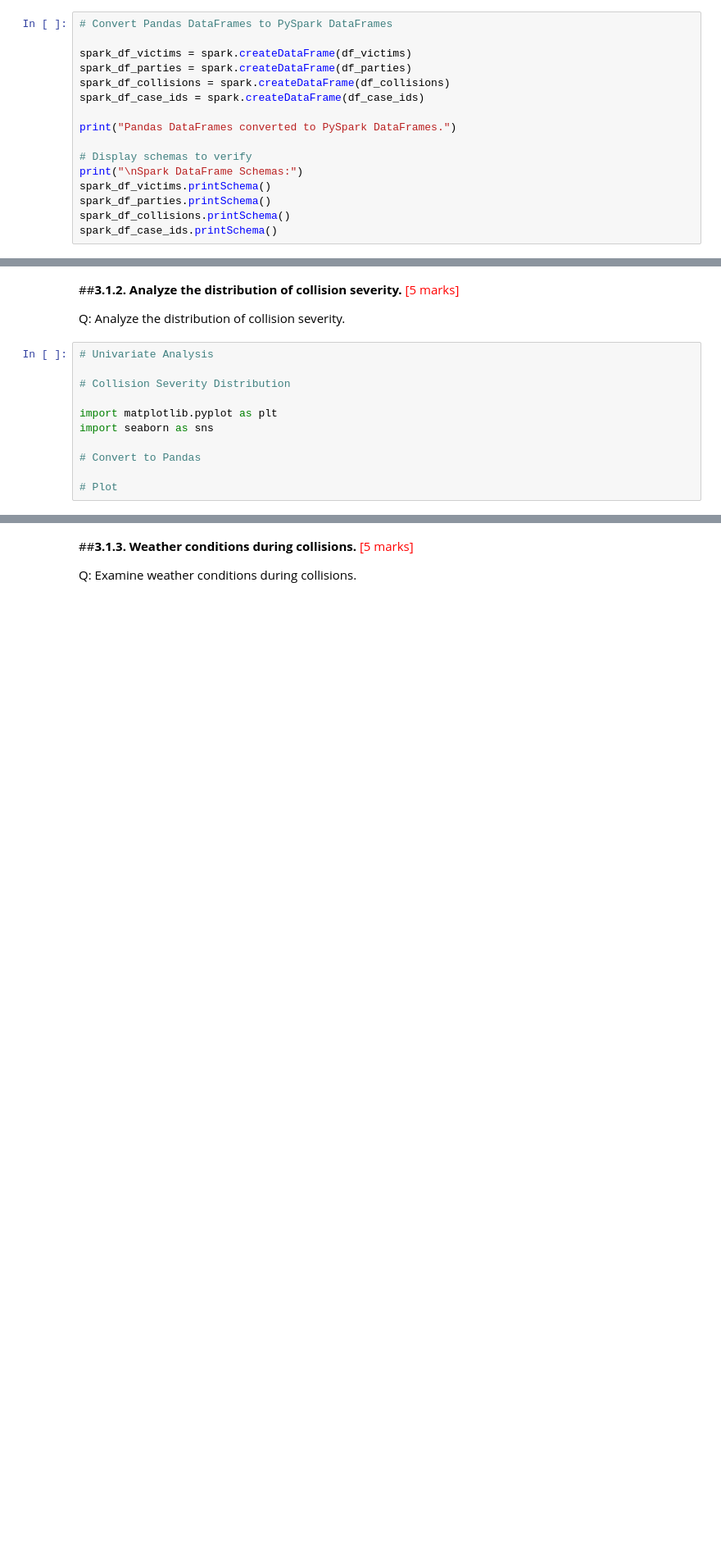
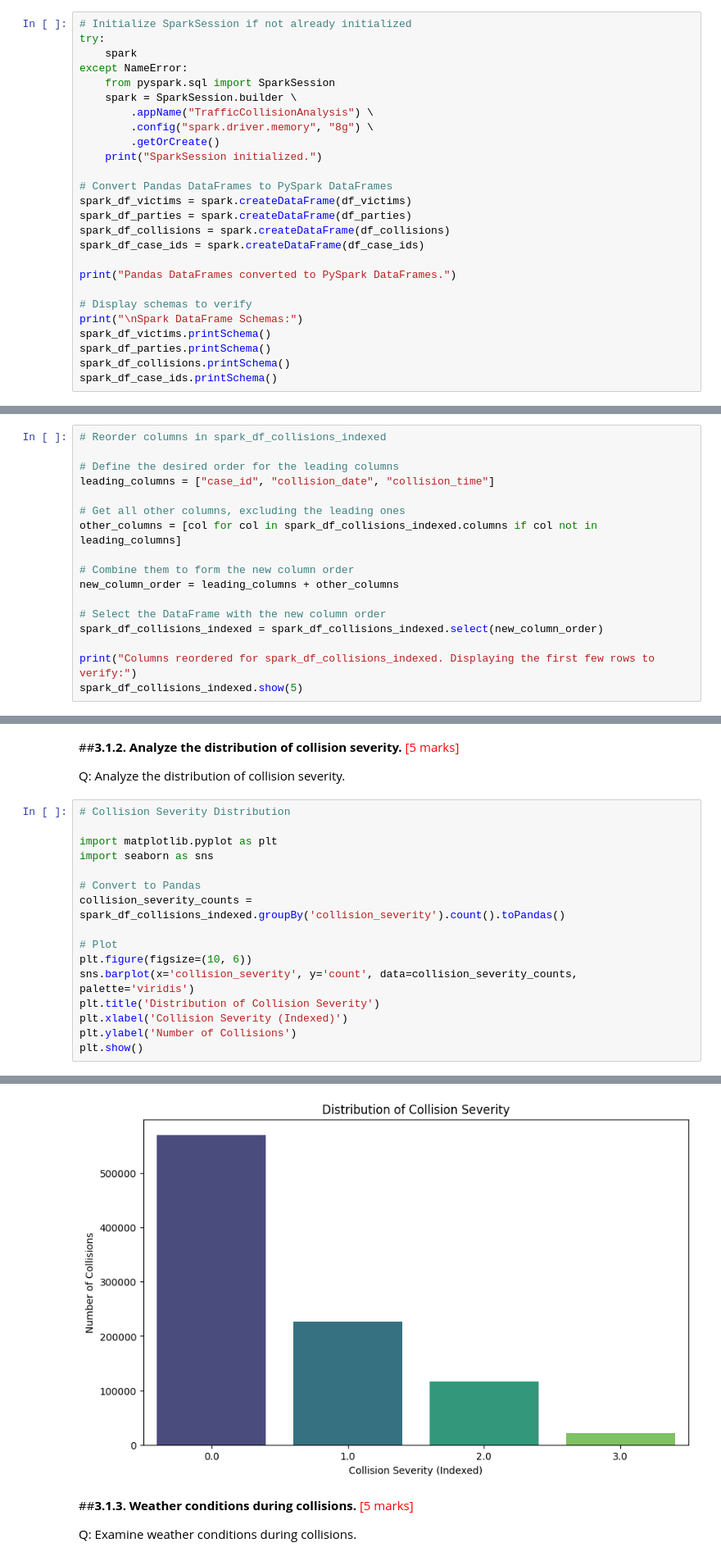
Before and after one commit to mayuresh-tungare/c3-project, a Jupyter notebook: ETL_Traffic_Data_Analysis_Mayuresh_Tungare.ipynb, the cells around one changed output, grey strips where cells are left out. Shown at 82% size. Cells and saved outputs as stored; diff of their text form; blank space fills up the shorter version.

```diff
--- a/ETL_Traffic_Data_Analysis_Mayuresh_Tungare.ipynb
+++ b/ETL_Traffic_Data_Analysis_Mayuresh_Tungare.ipynb
@@ -434,6 +420,16 @@ ConnectionRefusedError: [Errno 111] Connection refused
 # %%
+# Initialize SparkSession if not already initialized
+try:
+    spark
+except NameError:
+    from pyspark.sql import SparkSession
+    spark = SparkSession.builder \
+        .appName("TrafficCollisionAnalysis") \
+        .config("spark.driver.memory", "8g") \
+        .getOrCreate()
+    print("SparkSession initialized.")
+
 # Convert Pandas DataFrames to PySpark DataFrames
-
 spark_df_victims = spark.createDataFrame(df_victims)
 spark_df_parties = spark.createDataFrame(df_parties)
 spark_df_collisions = spark.createDataFrame(df_collisions)
@@ -601,0 +709,17 @@ Py4JError: An error occurred while calling o1289.fit
+# %%
+# Reorder columns in spark_df_collisions_indexed
+
+# Define the desired order for the leading columns
+leading_columns = ["case_id", "collision_date", "collision_time"]
+
+# Get all other columns, excluding the leading ones
+other_columns = [col for col in spark_df_collisions_indexed.columns if col not in leading_columns]
+
+# Combine them to form the new column order
+new_column_order = leading_columns + other_columns
+
+# Select the DataFrame with the new column order
+spark_df_collisions_indexed = spark_df_collisions_indexed.select(new_column_order)
+
+print("Columns reordered for spark_df_collisions_indexed. Displaying the first few rows to verify:")
+spark_df_collisions_indexed.show(5)
@@ -606,13 +778,19 @@ Loading the Final Cleaned Dataset into S3 Bucket
 
 Q: Analyze the distribution of collision severity.
 # %%
-# Univariate Analysis
-
 # Collision Severity Distribution
 
 import matplotlib.pyplot as plt
 import seaborn as sns
 
 # Convert to Pandas
+collision_severity_counts = spark_df_collisions_indexed.groupBy('collision_severity').count().toPandas()
 
 # Plot
+plt.figure(figsize=(10, 6))
+sns.barplot(x='collision_severity', y='count', data=collision_severity_counts, palette='viridis')
+plt.title('Distribution of Collision Severity')
+plt.xlabel('Collision Severity (Indexed)')
+plt.ylabel('Number of Collisions')
+plt.show()
+# %% [output]
@@ -619,3 +800,4 @@ import seaborn as sns
+[figure, added]
 # %% [markdown]
 ##**3.1.3. Weather conditions during collisions.** <font color = red>[5 marks]</font> <br>
 
```
Also changed, not shown: parts of 55 cells of this notebook.
